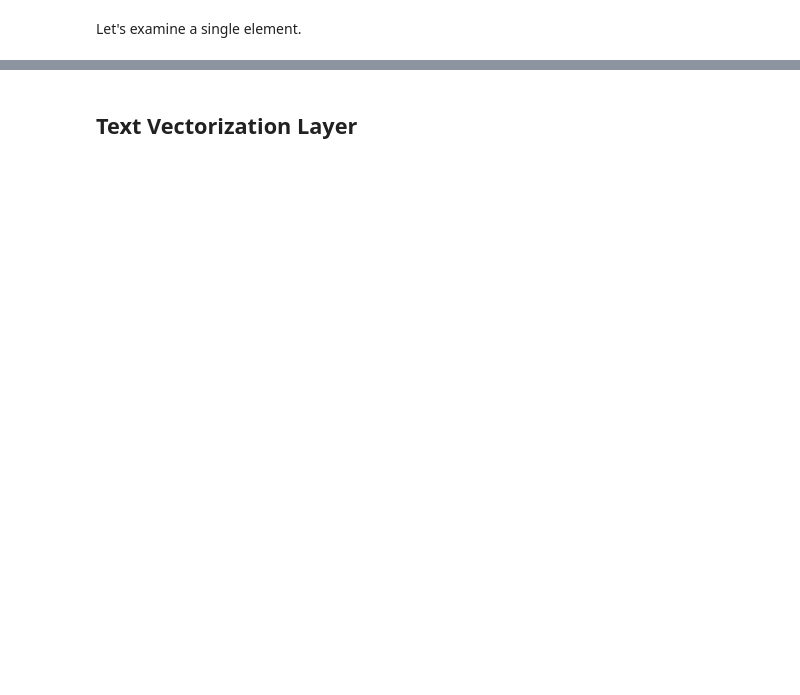
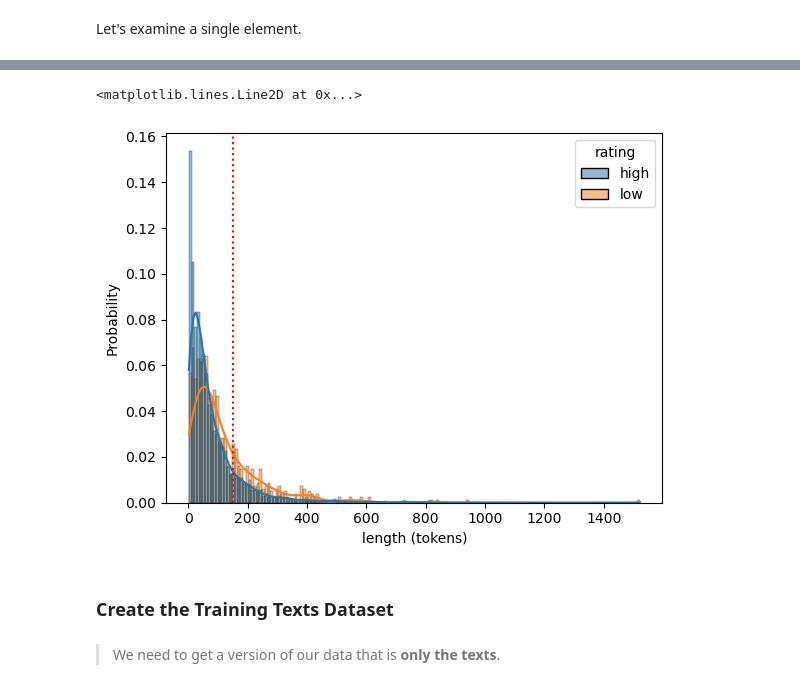
Before and after one commit to purvikansara/adv-ml-wk02-deep-nlp-codealongs, a Jupyter notebook: Lecture 1/SOLUTION-W02L01-deep-nlp-text-prep.ipynb, the cells around one changed output, grey strips where cells are left out. Cells and saved outputs as stored; diff of their text form; code cells hidden in the pictures; blank space fills up the shorter version.

```diff
--- a/Lecture 1/SOLUTION-W02L01-deep-nlp-text-prep.ipynb
+++ b/Lecture 1/SOLUTION-W02L01-deep-nlp-text-prep.ipynb
@@ -157,6 +157,3 @@ df['rating'].value_counts(normalize=True)
 high    0.872307
 low     0.127693
 Name: rating, dtype: float64
-# %%
-df['length (characters)'] = df['text'].map(len)
-df
@@ -184,5 +160,5 @@ ax.axvline()
 # %%
 # Create a df_ml without null ratings
-df_ml = df.dropna(subset=['rating'])
+df_ml = df.dropna(subset=['rating']).copy()
 df_ml.isna().sum()
 # %% [output]
@@ -336,9 +466,5 @@ print(example_y)
 # %%
 # Let's take a look at the length of the each text
 # We will split on each space, and then get the length
-df['length (tokens)'] = df['text'].map( lambda x: len(x.split(" ")))
-df.head()
-# filter_short = df['sequence_length']< 400
-# df =  df.loc[filter_short]
-# df.info()
-# df.head(2)
+df_ml['length (tokens)'] = df_ml['text'].map( lambda x: len(x.split(" ")))
+df_ml['length (tokens)'].describe()
@@ -348,7 +484,12 @@ ax = sns.histplot(data=df, hue='rating', x='length (tokens)',
-# %% [markdown]
-## Text Vectorization Layer
 # %%
-SEQUENCE_LENGTH = 400
-ax = sns.histplot(data=df, hue='rating', x='length (tokens)',
-                stat='frequency',common_norm=False)#, estimator='median',);
-ax.axvline(SEQUENCE_LENGTH)
+SEQUENCE_LENGTH = 150
+ax = sns.histplot(data=df_ml, hue='rating', x='length (tokens)',kde=True,
+                stat='probability',common_norm=False)#, estimator='median',);
+ax.axvline(SEQUENCE_LENGTH, color='red', ls=":")
+# %% [output]
+<matplotlib.lines.Line2D at 0x...>
+[figure, added]
+# %% [markdown]
+### Create the Training Texts Dataset
+# %% [markdown]
+> We need to get a version of our data that is **only the texts**.
```
Also changed, not shown: parts of 133 cells of this notebook, 1 other file.
